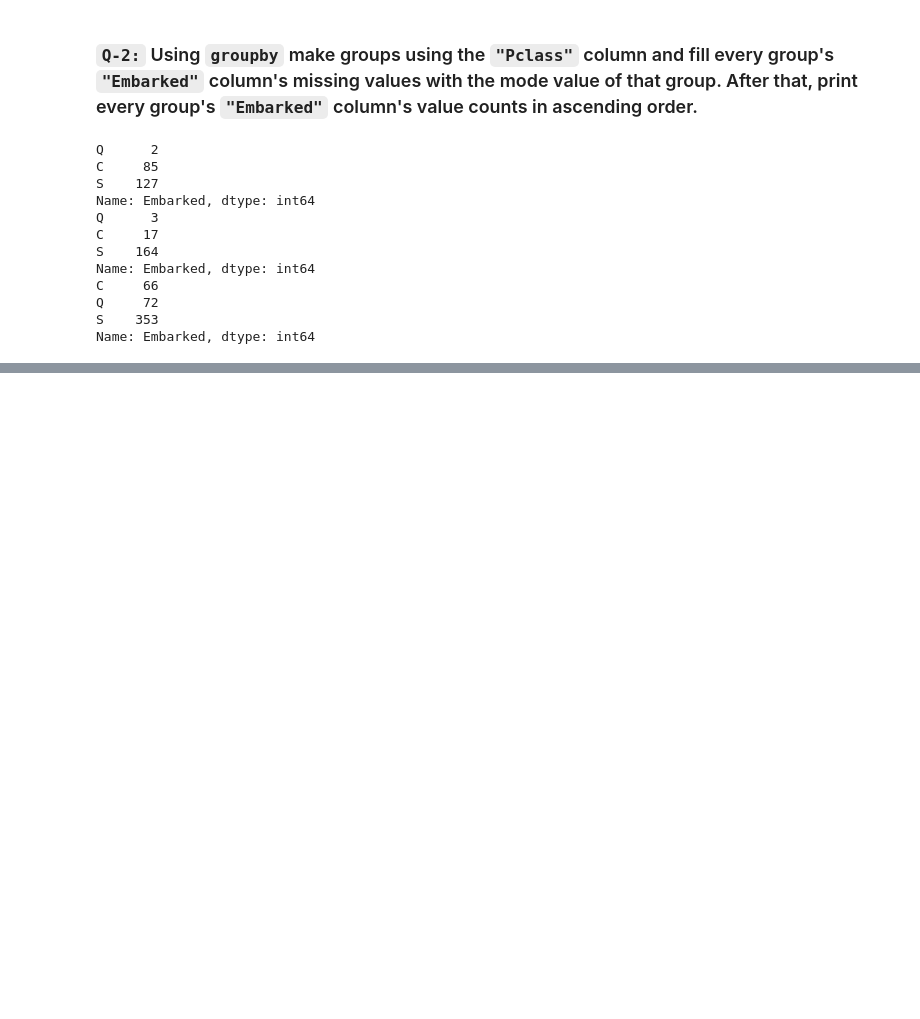
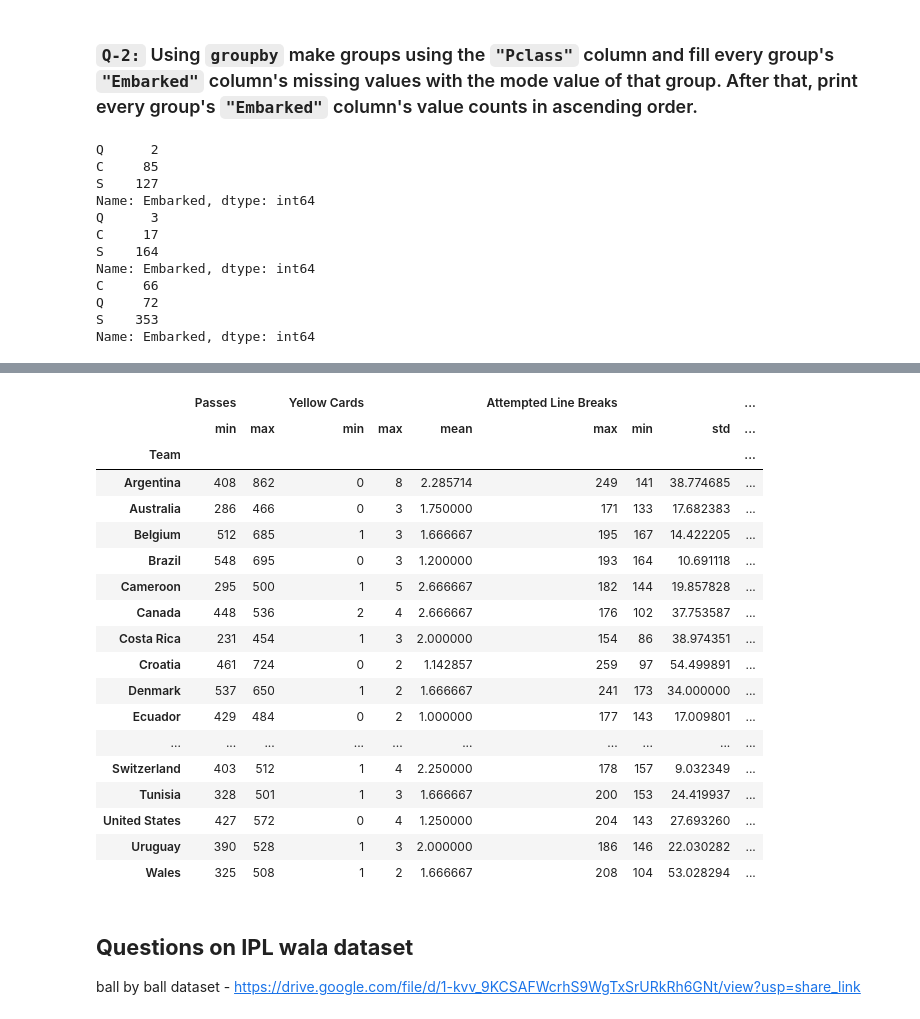
Before and after one commit to khadar786/CampusX, a Jupyter notebook: Tasks/Task 19.ipynb, the cells around one changed output, grey strips where cells are left out. Cells and saved outputs as stored; diff of their text form; code cells hidden in the pictures; blank space fills up the shorter version.

```diff
--- a/Tasks/Task 19.ipynb
+++ b/Tasks/Task 19.ipynb
@@ -48,0 +83,2 @@ Name: Embarked, dtype: int64
+# %%
+fifa_df = pd.read_csv("https://docs.google.com/spreadsheets/d/e/2PACX-1vT3D_x_4DS6d51LKJ7ze1sxT5WpV5uiSVOFYHLwBiGru6vFyVv5h5-83AwFjxWYiWfCDjDAaarHAV-k/pub?gid=0&single=true&output=csv")
@@ -48,0 +121,44 @@ Name: Embarked, dtype: int64
+# %%
+def z_normalization(group,cols_to_perform):
+    for col in cols_to_perform:
+        std=group[col].std()
+        mean=group[col].mean()
+        group[f"{col}_z_norm"]=(group[col]-mean)/std
+    return group
+
+cols_to_perform=["Passes","Passes Completed","Attempted Line Breaks","Completed Line Breaks"]
+groups=fifa_df.groupby("Team")
+groups.apply(z_normalization,cols_to_perform=cols_to_perform).groupby("Team")
+
+groups.agg(
+    {
+        "Passes": ["min", "max"],
+        "Yellow Cards": ["min", "max", "mean"],
+        "Attempted Line Breaks": ["max", "min", "std"],
+        "Possession (%)": "mean"
+    }
+)
+# %% [output]
+|  | Passes |  | Yellow Cards |  |  | Attempted Line Breaks |  |  | ... |
+|  | min | max | min | max | mean | max | min | std | ... |
+| Team |  |  |  |  |  |  |  |  | ... |
+| Argentina | 408 | 862 | 0 | 8 | 2.285714 | 249 | 141 | 38.774685 | ... |
+| Australia | 286 | 466 | 0 | 3 | 1.750000 | 171 | 133 | 17.682383 | ... |
+| Belgium | 512 | 685 | 1 | 3 | 1.666667 | 195 | 167 | 14.422205 | ... |
+| Brazil | 548 | 695 | 0 | 3 | 1.200000 | 193 | 164 | 10.691118 | ... |
+| Cameroon | 295 | 500 | 1 | 5 | 2.666667 | 182 | 144 | 19.857828 | ... |
+| Canada | 448 | 536 | 2 | 4 | 2.666667 | 176 | 102 | 37.753587 | ... |
+| Costa Rica | 231 | 454 | 1 | 3 | 2.000000 | 154 | 86 | 38.974351 | ... |
+| Croatia | 461 | 724 | 0 | 2 | 1.142857 | 259 | 97 | 54.499891 | ... |
+| Denmark | 537 | 650 | 1 | 2 | 1.666667 | 241 | 173 | 34.000000 | ... |
+| Ecuador | 429 | 484 | 0 | 2 | 1.000000 | 177 | 143 | 17.009801 | ... |
+| ... | ... | ... | ... | ... | ... | ... | ... | ... | ... |
+| Switzerland | 403 | 512 | 1 | 4 | 2.250000 | 178 | 157 | 9.032349 | ... |
+| Tunisia | 328 | 501 | 1 | 3 | 1.666667 | 200 | 153 | 24.419937 | ... |
+| United States | 427 | 572 | 0 | 4 | 1.250000 | 204 | 143 | 27.693260 | ... |
+| Uruguay | 390 | 528 | 1 | 3 | 2.000000 | 186 | 146 | 22.030282 | ... |
+| Wales | 325 | 508 | 1 | 2 | 1.666667 | 208 | 104 | 53.028294 | ... |
+# %% [markdown]
+## **Questions on IPL wala dataset**
+
+ball by ball dataset - https://drive.google.com/file/d/1-kvv_9KCSAFWcrhS9WgTxSrURkRh6GNt/view?usp=share_link
```
Also changed, not shown: parts of 8 cells of this notebook, 1 other file.
